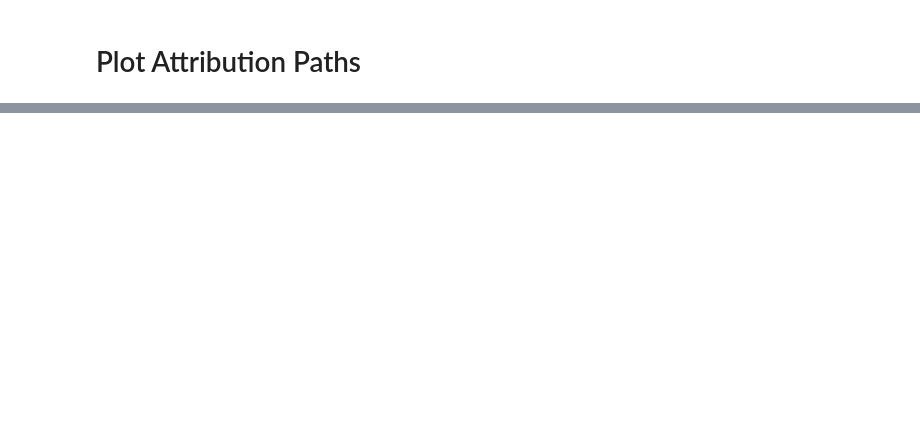
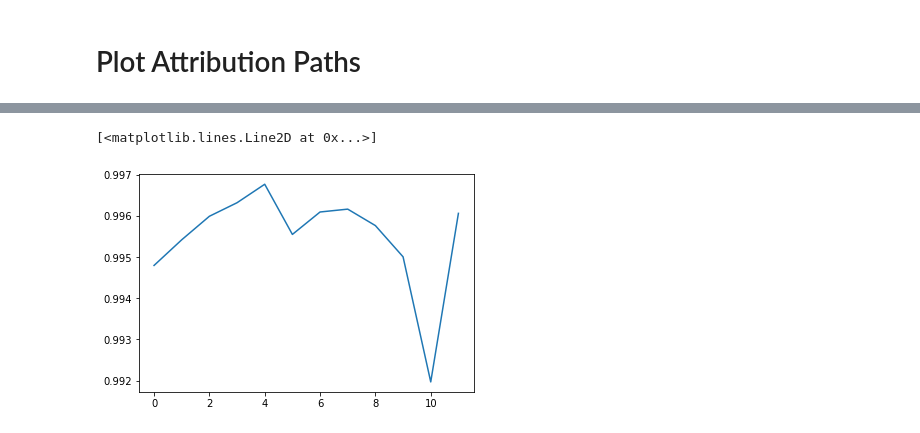
Before and after one commit to jarrodhaas/Mallet, a Jupyter notebook: ZFNet_Conductance_Visualization.ipynb, the cells around one changed output, grey strips where cells are left out. Saved outputs shown, nothing was run; the diff lists cells and outputs as text; code cells hidden in the pictures; blank space fills up the shorter version.

```diff
--- a/ZFNet_Conductance_Visualization.ipynb
+++ b/ZFNet_Conductance_Visualization.ipynb
@@ -210,0 +322,5 @@ nx.draw(G, pos, edges=edges, width=weights, with_labels=False, arrows=True, node
+# %%
+plt.plot(conv4_frogs_mean[:12])
+# %% [output]
+[<matplotlib.lines.Line2D at 0x...>]
+[figure, added]
```
Also changed, not shown: parts of 15 cells of this notebook.
